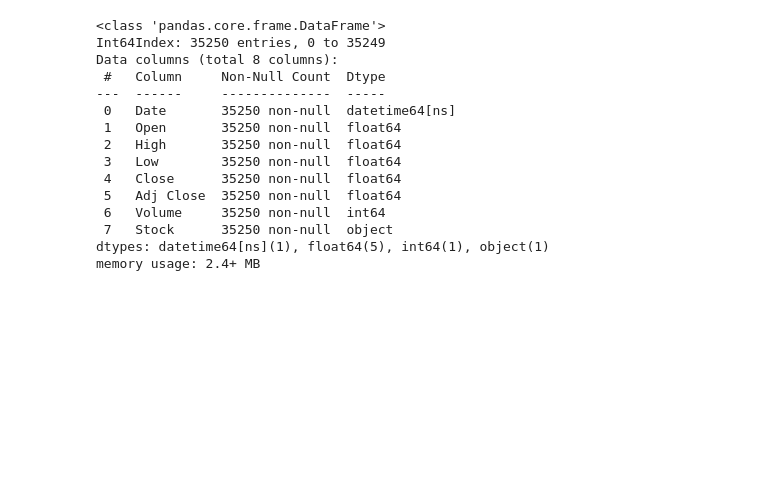
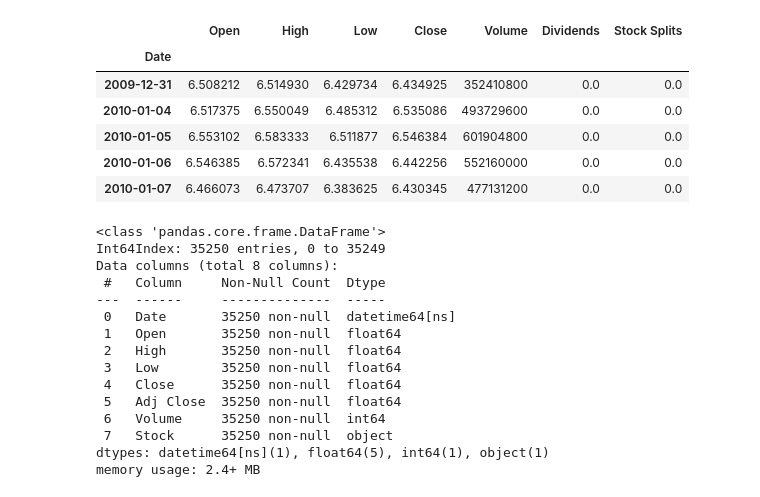
Before and after one commit to SalvatoreLatora/Stock-price-predictions-using-Neural-Networks, a Jupyter notebook: Code_exam.ipynb, the cells around one changed output. Saved outputs shown, nothing was run; the diff lists cells and outputs as text; code cells hidden in the pictures; blank space fills up the shorter version.

```diff
--- a/Code_exam.ipynb
+++ b/Code_exam.ipynb
@@ -15,3 +18,15 @@ from sklearn.metrics import mean_squared_error
+# %%
+AAPL = yf.Ticker('AAPL')
+AAPL = AAPL.history(start='2010-01-01',end='2020-12-31')
+AAPL.head()
+# %% [output]
+|  | Open | High | Low | Close | Volume | Dividends | Stock Splits |
+| Date |  |  |  |  |  |  |  |
+| 2009-12-31 | 6.508212 | 6.514930 | 6.429734 | 6.434925 | 352410800 | 0.0 | 0.0 |
+| 2010-01-04 | 6.517375 | 6.550049 | 6.485312 | 6.535086 | 493729600 | 0.0 | 0.0 |
+| 2010-01-05 | 6.553102 | 6.583333 | 6.511877 | 6.546384 | 601904800 | 0.0 | 0.0 |
+| 2010-01-06 | 6.546385 | 6.572341 | 6.435538 | 6.442256 | 552160000 | 0.0 | 0.0 |
+| 2010-01-07 | 6.466073 | 6.473707 | 6.383625 | 6.430345 | 477131200 | 0.0 | 0.0 |
 # %%
 # Load Series, aggiornati al 15/06/2022
 GOOGL=pd.read_csv("E:/Laurea Magistrale/Artificial intelligence and deep learning/Esame/Financial Series/GOOGL.csv")
```
Also changed, not shown: parts of 20 cells of this notebook.
